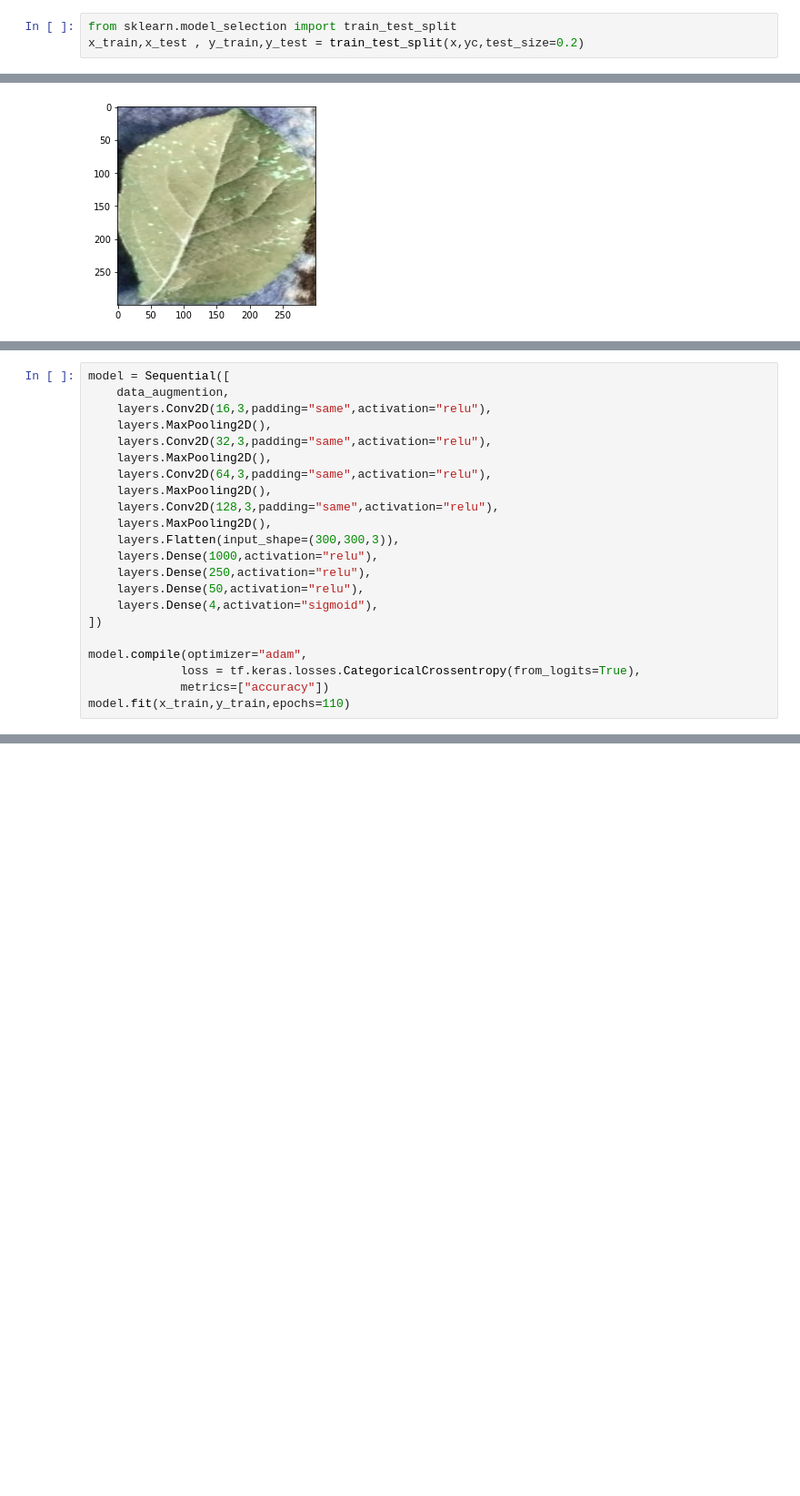
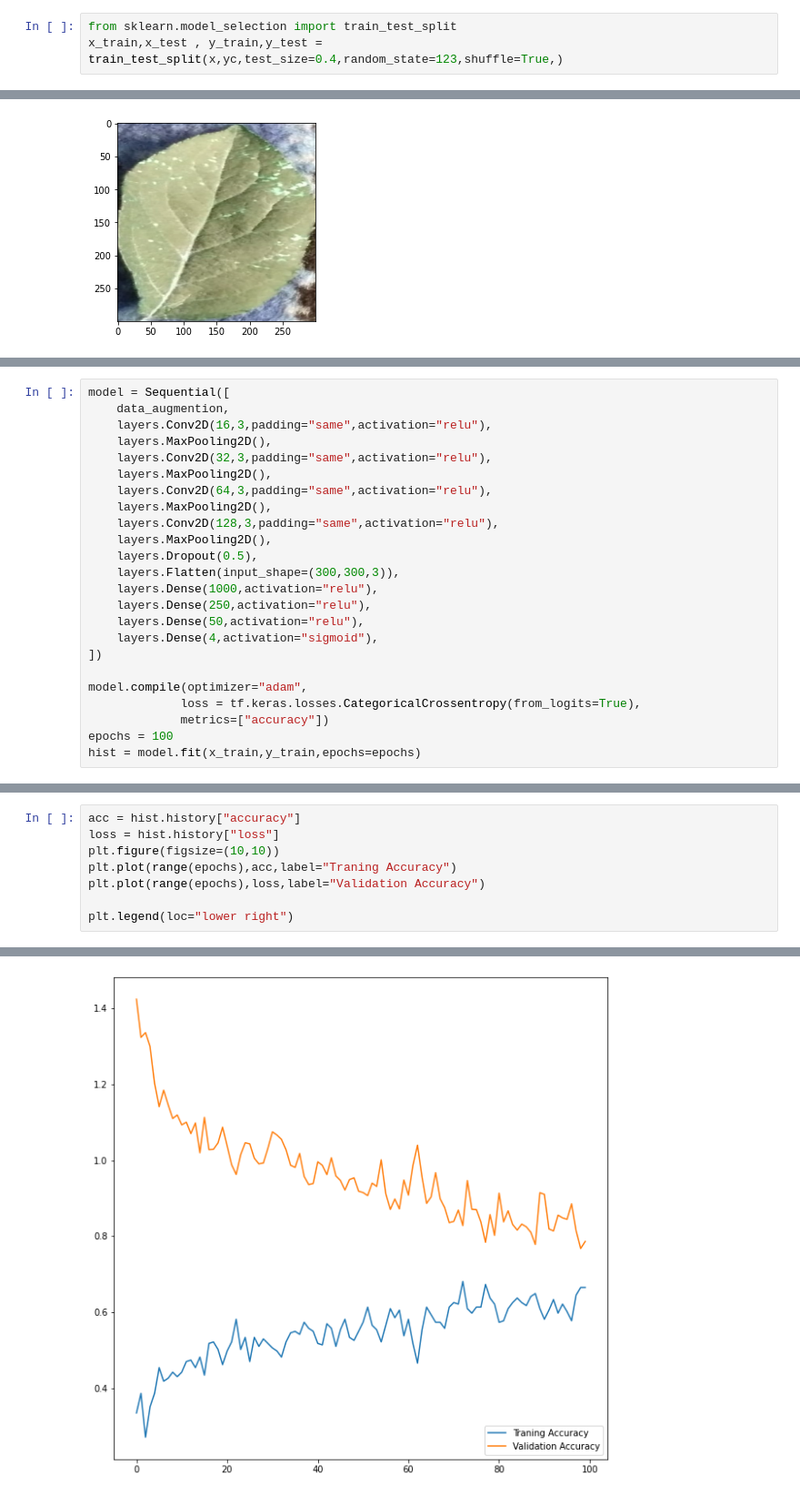
Before and after one commit to sahilr005/ml, a Jupyter notebook: apple-leaves-disease.ipynb, the cells around one changed output, grey strips where cells are left out. Shown at 91% size. Drawn from its saved outputs; the diff is of its cells as text; blank space fills up the shorter version.

```diff
--- a/apple-leaves-disease.ipynb
+++ b/apple-leaves-disease.ipynb
@@ -91,3 +99,3 @@ x.shape, y.shape
 # %%
 from sklearn.model_selection import train_test_split
-x_train,x_test , y_train,y_test = train_test_split(x,yc,test_size=0.2)
+x_train,x_test , y_train,y_test = train_test_split(x,yc,test_size=0.4,random_state=123,shuffle=True,)
@@ -145,6 +157,7 @@ model = Sequential([
     layers.MaxPooling2D(),
     layers.Conv2D(128,3,padding="same",activation="relu"),
     layers.MaxPooling2D(),
+    layers.Dropout(0.5),
     layers.Flatten(input_shape=(300,300,3)),
     layers.Dense(1000,activation="relu"),
     layers.Dense(250,activation="relu"),
@@ -155,5 +168,6 @@ model = Sequential([
 model.compile(optimizer="adam",
              loss = tf.keras.losses.CategoricalCrossentropy(from_logits=True),
              metrics=["accuracy"])
-model.fit(x_train,y_train,epochs=110)
+epochs = 100
+hist = model.fit(x_train,y_train,epochs=epochs)
 # %% [output]
@@ -188,0 +208,9 @@ model.evaluate(x_test,y_test)
+# %%
+acc = hist.history["accuracy"]
+loss = hist.history["loss"]
+plt.figure(figsize=(10,10))
+plt.plot(range(epochs),acc,label="Traning Accuracy")
+plt.plot(range(epochs),loss,label="Validation Accuracy")
+
+plt.legend(loc="lower right")
+# %% [output]
@@ -188,0 +218 @@ model.evaluate(x_test,y_test)
+[figure, added]
```
Also changed, not shown: parts of 28 cells of this notebook.
